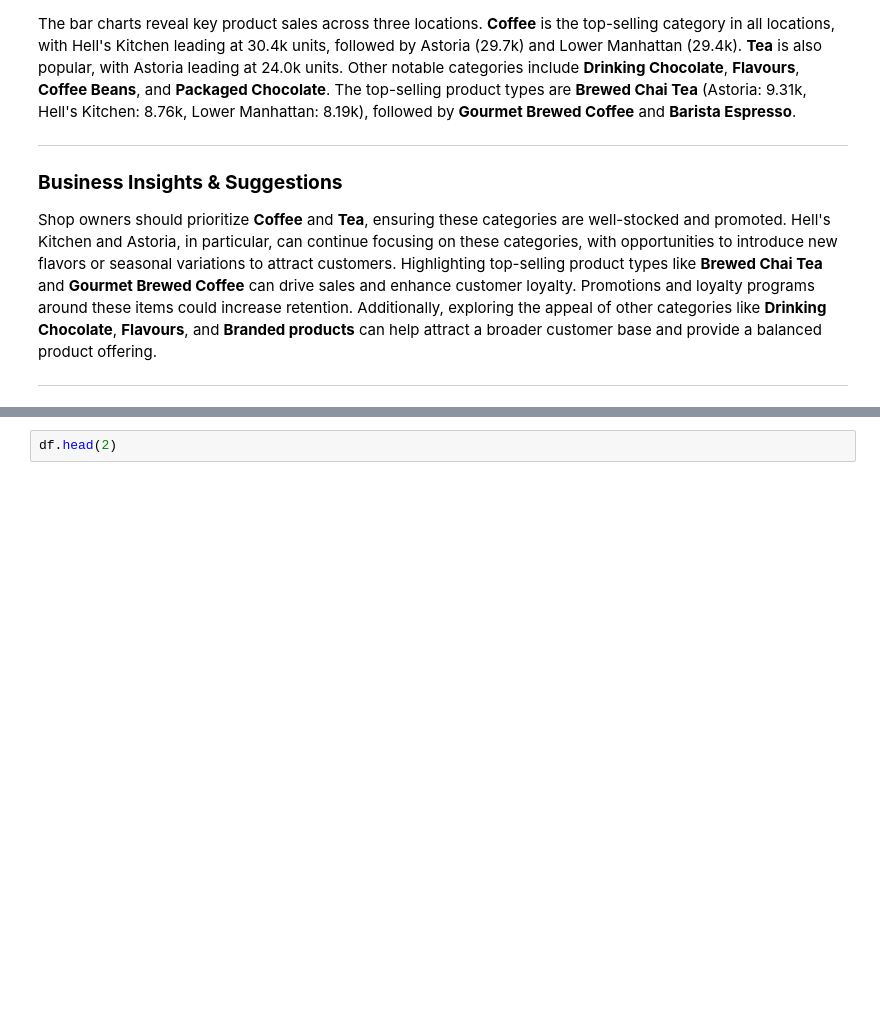
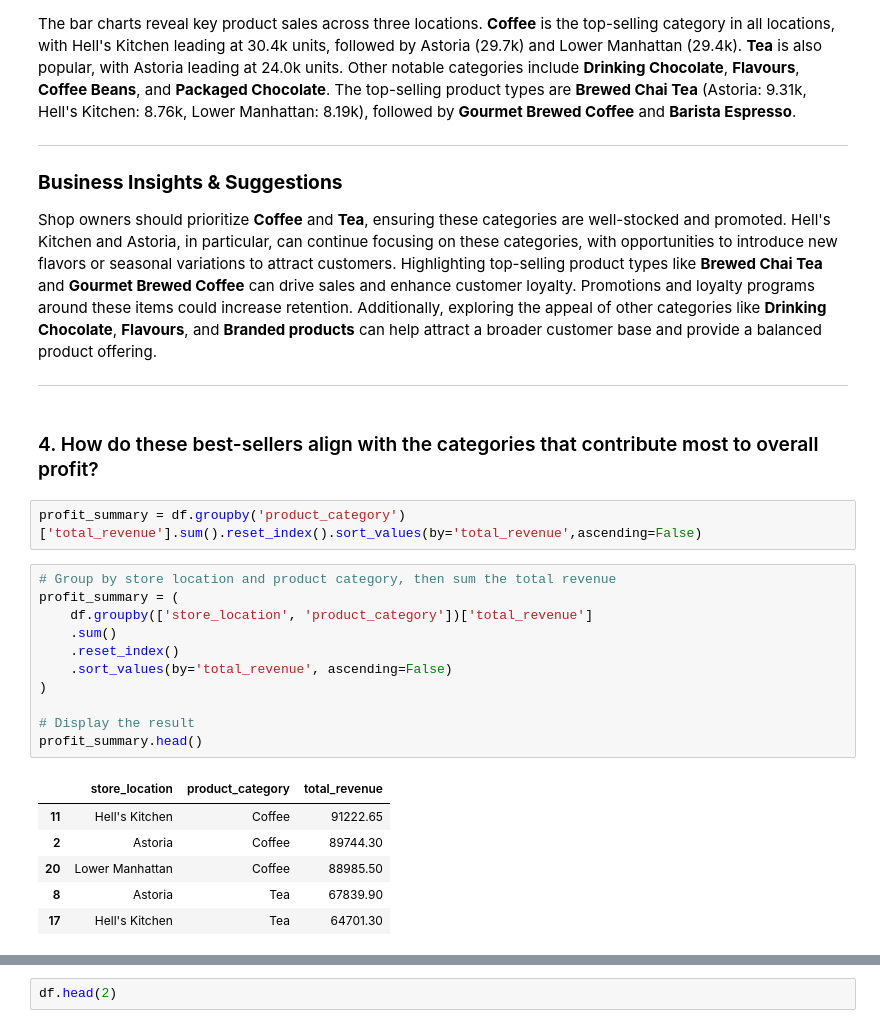
Before and after one commit to TanjiEvan/Python, a Jupyter notebook: Competition/CoU Data Hackathon/Coffee_Shop_Analysis.ipynb, the cells around one changed output, grey strips where cells are left out. Cells and saved outputs as stored; diff of their text form; blank space fills up the shorter version.

```diff
--- a/Competition/CoU Data Hackathon/Coffee_Shop_Analysis.ipynb
+++ b/Competition/CoU Data Hackathon/Coffee_Shop_Analysis.ipynb
@@ -503,3 +534,25 @@ The bar charts reveal key product sales across three locations. **Coffee** is th
 Shop owners should prioritize **Coffee** and **Tea**, ensuring these categories are well-stocked and promoted. Hell's Kitchen and Astoria, in particular, can continue focusing on these categories, with opportunities to introduce new flavors or seasonal variations to attract customers. Highlighting top-selling product types like **Brewed Chai Tea** and **Gourmet Brewed Coffee** can drive sales and enhance customer loyalty. Promotions and loyalty programs around these items could increase retention. Additionally, exploring the appeal of other categories like **Drinking Chocolate**, **Flavours**, and **Branded products** can help attract a broader customer base and provide a balanced product offering.
 
 ---
+# %% [markdown]
+### 4. How do these best-sellers align with the categories that contribute most to overall profit?
+# %%
+profit_summary = df.groupby('product_category')['total_revenue'].sum().reset_index().sort_values(by='total_revenue',ascending=False)
+# %%
+# Group by store location and product category, then sum the total revenue
+profit_summary = (
+    df.groupby(['store_location', 'product_category'])['total_revenue']
+    .sum()
+    .reset_index()
+    .sort_values(by='total_revenue', ascending=False)
+)
+
+# Display the result
+profit_summary.head()
+# %% [output]
+|  | store_location | product_category | total_revenue |
+| 11 | Hell's Kitchen | Coffee | 91222.65 |
+| 2 | Astoria | Coffee | 89744.30 |
+| 20 | Lower Manhattan | Coffee | 88985.50 |
+| 8 | Astoria | Tea | 67839.90 |
+| 17 | Hell's Kitchen | Tea | 64701.30 |
```
Also changed, not shown: parts of 26 cells of this notebook.
